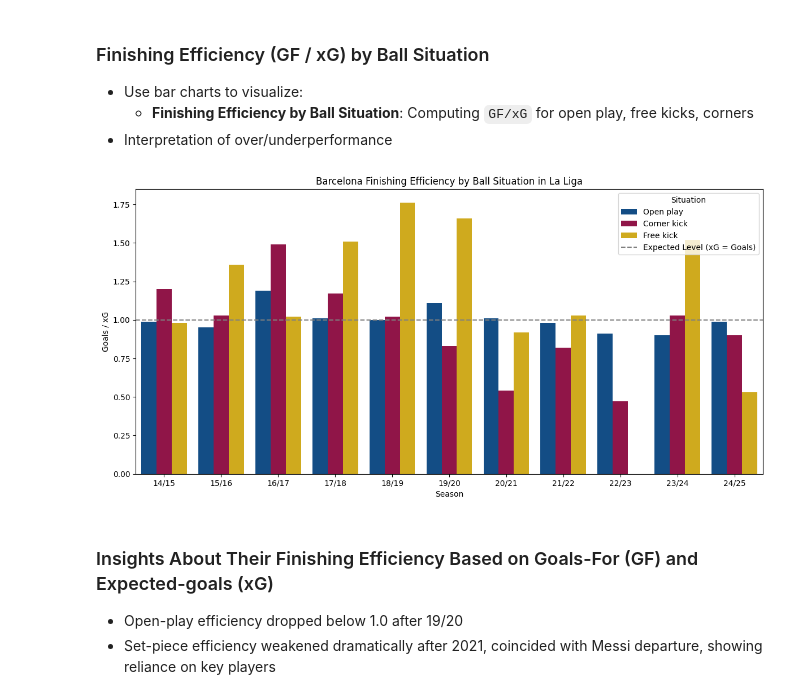
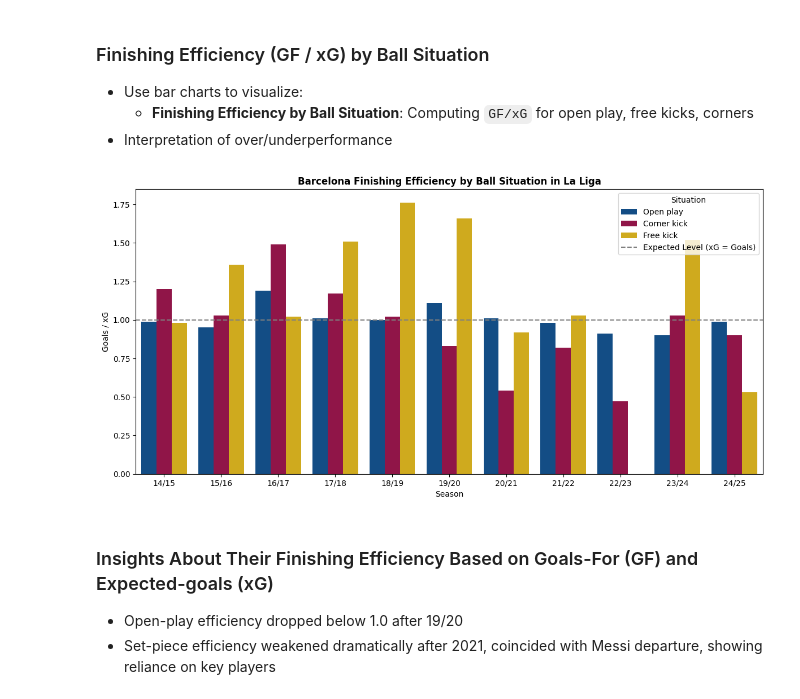
Before and after one commit to linhtran1003/fc-barcelona-performance-analysis, a Jupyter notebook: FCB_performance_analysis.ipynb, the cells around one changed output. Cells and saved outputs as stored; diff of their text form; code cells hidden in the pictures.

```diff
--- a/FCB_performance_analysis.ipynb
+++ b/FCB_performance_analysis.ipynb
@@ -209,18 +211,18 @@ plt.show()
 # %%
 ## ========== PLOT 3: Goals and Expected Goals ==========
 plt.figure(figsize=(12, 6))
 
 merged_df['Finishing_eff'] = (merged_df['GF'] / merged_df['xG']).round(2)
 
 sns.barplot(x='Season', y='Finishing_eff', hue='Ball Situation', data=merged_df, palette=['#004D98','#A50044', '#EDBB00'])
 plt.axhline(1, color='gray', linestyle='--', label='Expected Level (xG = Goals)')
-plt.title('Barcelona Finishing Efficiency by Ball Situation in La Liga')
+plt.title('Barcelona Finishing Efficiency by Ball Situation in La Liga', fontweight="bold")
 plt.ylabel('Goals / xG')
 plt.legend(title='Situation')
 
 plt.tight_layout()
 # %% [output]
-[figure, old version]
+[figure, new version]
 # %% [markdown]
 ### Insights About Their Finishing Efficiency Based on Goals-For (GF) and Expected-goals (xG)
 - Open-play efficiency dropped below 1.0 after 19/20
```
Also changed, not shown: parts of 11 cells of this notebook.
